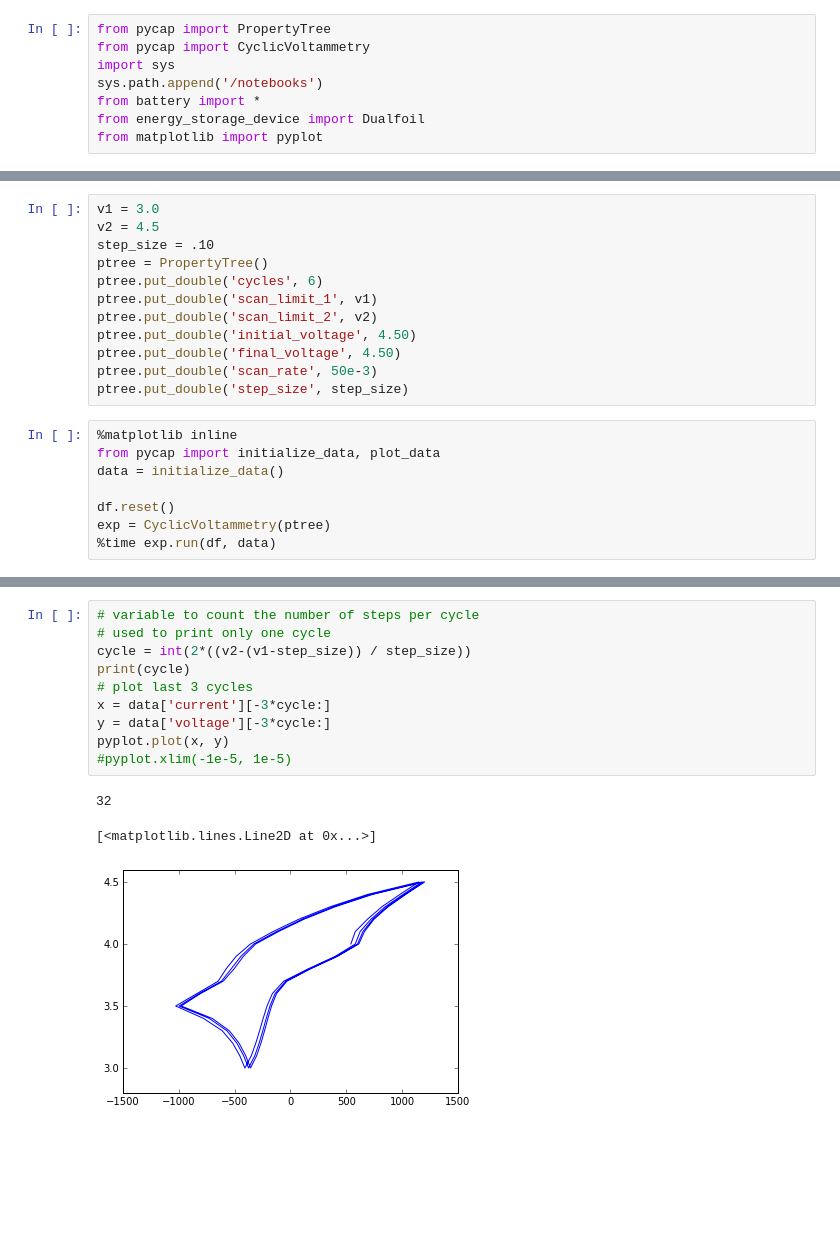
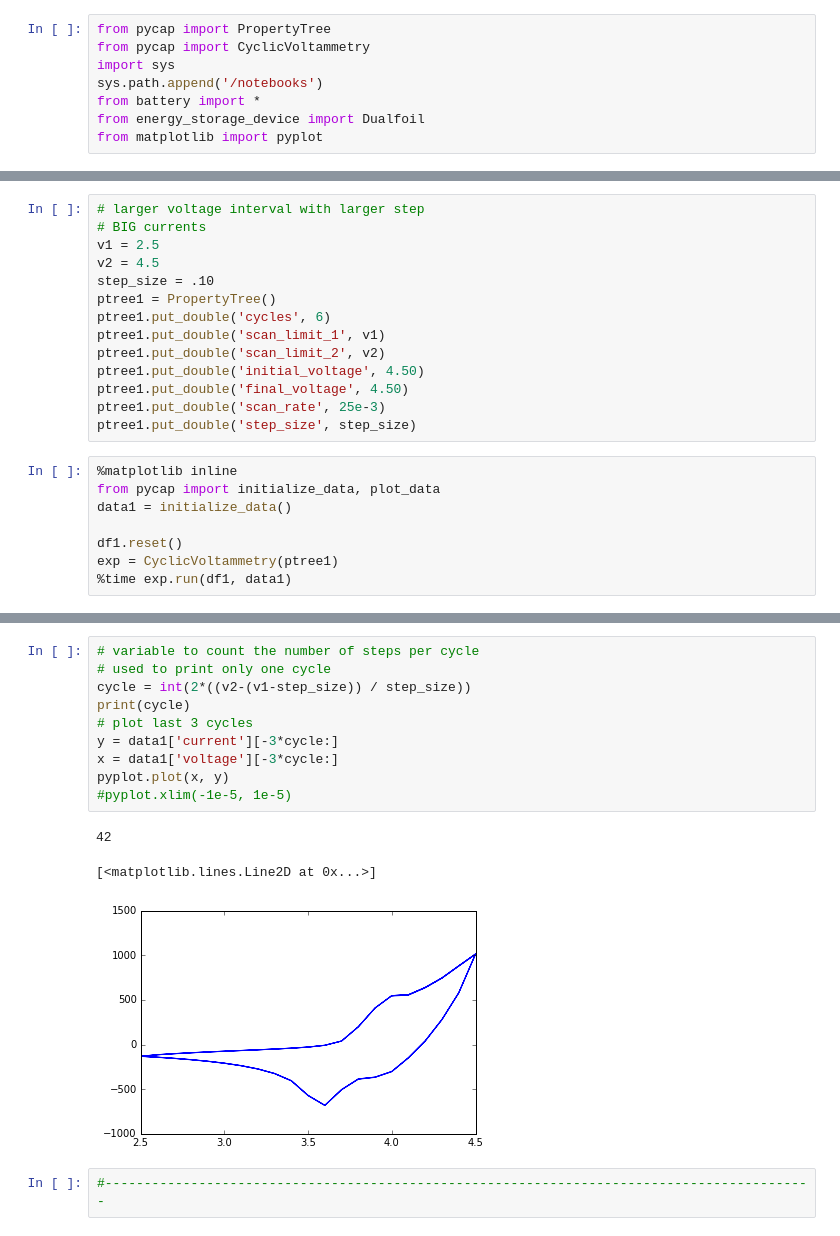
Before and after one commit to iSchomer/Dualfoil_Storage_Device, a Jupyter notebook: output_visuals/pycap_cyclic_voltammetry.ipynb, the cells around one changed output, grey strips where cells are left out. Drawn from its saved outputs; the diff is of its cells as text; blank space fills up the shorter version.

Commit message:
added another simulation with slightly more reasonable currents

```diff
--- a/output_visuals/pycap_cyclic_voltammetry.ipynb
+++ b/output_visuals/pycap_cyclic_voltammetry.ipynb
@@ -16,21 +20,23 @@ print(v)
 # %%
-v1 = 3.0
+# larger voltage interval with larger step
+# BIG currents
+v1 = 2.5
 v2 = 4.5
 step_size = .10
-ptree = PropertyTree()
-ptree.put_double('cycles', 6)
-ptree.put_double('scan_limit_1', v1)
-ptree.put_double('scan_limit_2', v2)
-ptree.put_double('initial_voltage', 4.50)
-ptree.put_double('final_voltage', 4.50)
-ptree.put_double('scan_rate', 50e-3)
-ptree.put_double('step_size', step_size)
+ptree1 = PropertyTree()
+ptree1.put_double('cycles', 6)
+ptree1.put_double('scan_limit_1', v1)
+ptree1.put_double('scan_limit_2', v2)
+ptree1.put_double('initial_voltage', 4.50)
+ptree1.put_double('final_voltage', 4.50)
+ptree1.put_double('scan_rate', 25e-3)
+ptree1.put_double('step_size', step_size)
 # %%
 %matplotlib inline
 from pycap import initialize_data, plot_data
-data = initialize_data()
+data1 = initialize_data()
 
-df.reset()
-exp = CyclicVoltammetry(ptree)
-%time exp.run(df, data)
+df1.reset()
+exp = CyclicVoltammetry(ptree1)
+%time exp.run(df1, data1)
 # %% [output]
@@ -44,14 +50,16 @@ plot_data(data)
 # %%
 # variable to count the number of steps per cycle
 # used to print only one cycle
 cycle = int(2*((v2-(v1-step_size)) / step_size))
 print(cycle)
 # plot last 3 cycles
-x = data['current'][-3*cycle:]
-y = data['voltage'][-3*cycle:]
+y = data1['current'][-3*cycle:]
+x = data1['voltage'][-3*cycle:]
 pyplot.plot(x, y)
 #pyplot.xlim(-1e-5, 1e-5)
 # %% [output]
-32
+42
 [<matplotlib.lines.Line2D at 0x...>]
-[figure, old version]
+[figure, new version]
+# %%
+#-------------------------------------------------------------------------------------------
```
Also changed, not shown: parts of 9 cells of this notebook.
